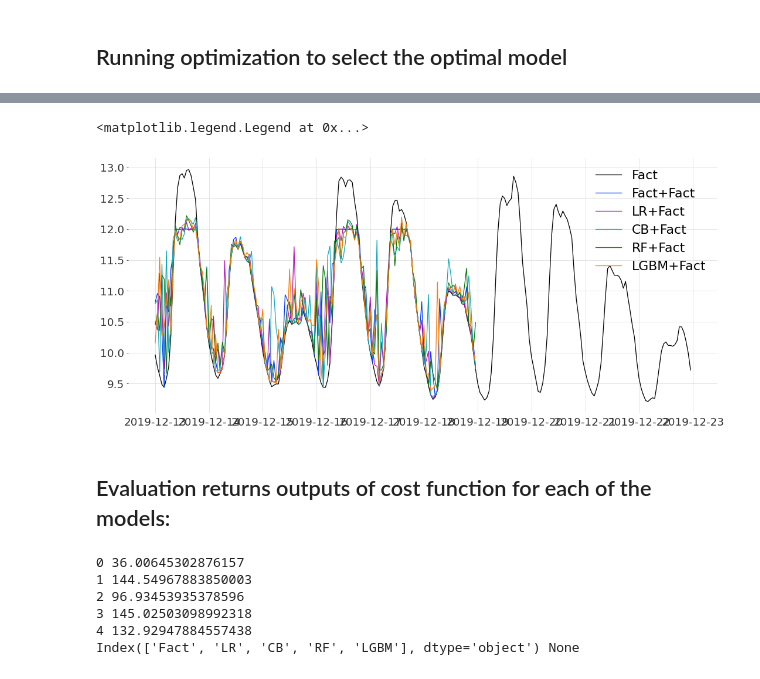
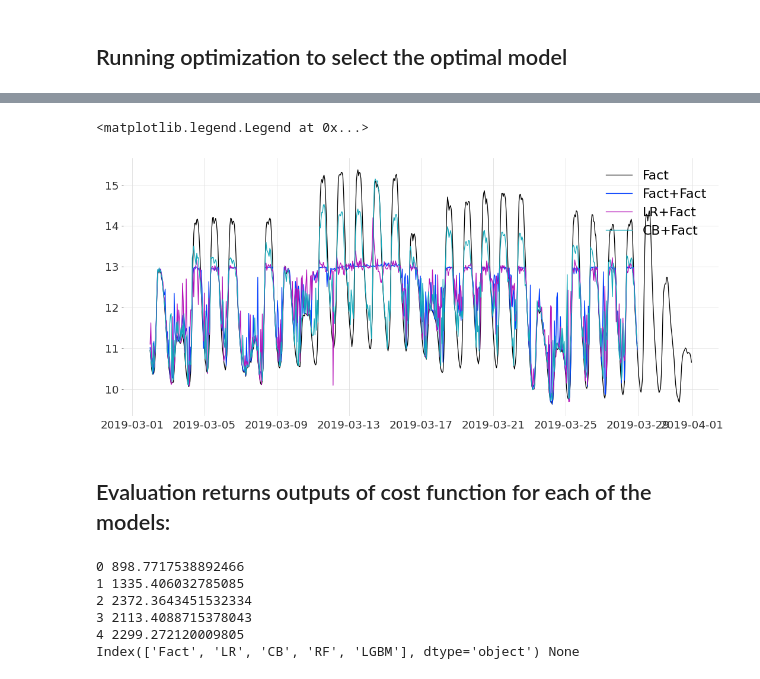
Before and after one commit to mariapaskevich/vof, a Jupyter notebook: Test_package.ipynb, the cells around one changed output, grey strips where cells are left out. Drawn from its saved outputs; the diff is of its cells as text; code cells hidden in the pictures.

```diff
--- a/Test_package.ipynb
+++ b/Test_package.ipynb
@@ -99,14 +99,13 @@ models = {'LR': linear_model.LinearRegression(),
           'RF': RandomForestRegressor(),
           'LGBM': lgb.LGBMRegressor() }
 
-
 for model in models.keys():
     optimization_df[model] = tmp.create_prediction(models[model],
                       start_day='2019-01-12',
-                      last_known_day='2019-12-12',
-                      prediction_day='2019-12-13',
+                      last_known_day='2019-03-01',
+                      prediction_day='2019-03-02',
                       frequency='H',
-                      horizon=240)
+                      horizon=720)
 # %% [output]
 LinearRegression()
 <catboost.core.CatBoostRegressor object at 0x...>
@@ -152,36 +153,37 @@ class OptimalDecisionMakersElectricityPeak(optimizer.OptimalDecisionMakers):
     def __init__(self, data, target):
         super().__init__(data, target)
         self.EVALUATE = False
-        self.TIME_HORIZON = 96
+        self.TIME_HORIZON = 72#168
         self.DECISION_TIMESTEP = 24
-        self.PEAK_POWER_LIMIT = 12
+        self.PEAK_POWER_LIMIT = 13
         self.BATTERY_CHARGE = 0
-        self.BATTERY_CAPACITY = 150
-        self.BATTERY_EFFICIENCY = .9
+        self.BATTERY_CAPACITY = 1000
+        self.BATTERY_EFFICIENCY = .99
 
-    def cost_function(self,solution):
-
-        cumsum = np.cumsum(solution) + self.BATTERY_CHARGE
+    def cost_function(self,solution,battery_charge):
+        #print(battery_charge)
+        cumsum = np.cumsum(solution) + battery_charge
 
         #battery capacity penalty:
         violations_battery = (np.sum(np.where(cumsum>self.BATTERY_CAPACITY)) + np.sum(np.where(cumsum<0))) * 10000
+
 
         #penalty for putting electricity back to the grid
         if self.EVALUATE:
             grid_load = (self.y+solution).values
         else:
             grid_load = (self.candidate+solution).values
+
         violations_demand = -np.sum(grid_load[np.where(grid_load<0)]) * 10000
 
         #penlty for high peak in load
         margin = (self.PEAK_POWER_LIMIT - grid_load)
-        violations_peak = - np.sum(margin[np.where(margin < 0)]) * 1000
+        violations_peak = -np.sum(margin[np.where(margin < 0)]) * 10000
 
         #penalty for battery losses
         battery_usage = (1 - self.BATTERY_EFFICIENCY) * np.sum(np.abs(solution)) * 1000
 
         total_cost = violations_battery + violations_demand + violations_peak + battery_usage
-        #print(violations_battery,violations_demand,violations_peak,battery_usage)
         return total_cost
 
     def calculate_optimal_decision(self, col):
@@ -190,12 +192,13 @@ class OptimalDecisionMakersElectricityPeak(optimizer.OptimalDecisionMakers):
 
         total_steps = range(0,len(self.x)-self.TIME_HORIZON,self.DECISION_TIMESTEP)
         recommendation = np.array([])
-        battery_charge = self.BATTERY_CHARGE
+        battery_ch = self.BATTERY_CHARGE
 
         for step in total_steps:
 
             par = ng.p.Array(shape=(self.TIME_HORIZON,)).set_bounds(lower=-80, upper=80)
-            optimizer = ng.optimizers.CMA(parametrization=par, budget=10000)
+            instru = ng.p.Instrumentation(par,battery_ch)
+            optimizer = ng.optimizers.CMA(parametrization=instru, budget=10000)
 
             try:
                 self.candidate = self.x.iloc[step:step+self.TIME_HORIZON,col]
@@ -203,11 +206,12 @@ class OptimalDecisionMakersElectricityPeak(optimizer.OptimalDecisionMakers):
                 print(self.optimal_decisions_df.shape)
                 print(self.x.iloc[step:step+self.TIME_HORIZON,col])
 
+
             step_recommendation = optimizer.minimize(self.cost_function)
-            recommendation = np.append(recommendation,step_recommendation.value[0:self.DECISION_TIMESTEP])
-            battery_charge = battery_charge + sum(step_recommendation.value[0:self.DECISION_TIMESTEP])
 
-        battery_charge = 0
+            #because step_recommendation returns a tuple, we need to access element with index [0][0]:
+            recommendation = np.append(recommendation,step_recommendation[0][0].value[0:self.DECISION_TIMESTEP])
+            battery_ch += sum(step_recommendation[0][0].value[0:self.DECISION_TIMESTEP])
 
         return pd.Series(name=col, data=recommendation)
 
@@ -228,7 +232,7 @@ class OptimalDecisionMakersElectricityPeak(optimizer.OptimalDecisionMakers):
 
         for col in range(len(self.optimal_decisions_df.columns)):
 
-            cost_evaluation = (self.optimal_decisions_df.iloc[:,col]+self.x.Fact)[(self.optimal_decisions_df.iloc[:,col]+self.x.Fact)>12].sum()
+            cost_evaluation = (self.optimal_decisions_df.iloc[:,col]+self.x.Fact)[(self.optimal_decisions_df.iloc[:,col]+self.x.Fact)>self.PEAK_POWER_LIMIT].sum()
             print(col, cost_evaluation)
         return #cost_evaluation
 
@@ -286,27 +277,27 @@ sol
 # %%
 #plt.plot(sol.SNaive, label='solution')
 
 plt.plot(odm.x.Fact, label='Fact')
 
 plt.plot(sol['Fact']+odm.x.Fact, label='Fact+Fact')
 plt.plot(sol['LR']+odm.x.Fact, label='LR+Fact')
 plt.plot(sol['CB']+odm.x.Fact, label='CB+Fact')
-plt.plot(sol['RF']+odm.x.Fact, label='RF+Fact')
-plt.plot(sol['LGBM']+odm.x.Fact, label='LGBM+Fact')
+# plt.plot(sol['RF']+odm.x.Fact, label='RF+Fact')
+# plt.plot(sol['LGBM']+odm.x.Fact, label='LGBM+Fact')
 
 plt.legend()
 # %% [output]
 <matplotlib.legend.Legend at 0x...>
-[figure, old version]
+[figure, new version]
 # %% [markdown]
 ## Evaluation returns outputs of cost function for each of the models:
 # %%
 EVALUATE = True
 print(odm.x.columns, odm.evaluate())
 # %% [output]
-0 36.00645302876157
-1 144.54967883850003
-2 96.93453935378596
-3 145.02503098992318
-4 132.92947884557438
+0 898.7717538892466
+1 1335.406032785085
+2 2372.3643451532334
+3 2113.4088715378043
+4 2299.272120009805
 Index(['Fact', 'LR', 'CB', 'RF', 'LGBM'], dtype='object') None
```
Also changed, not shown: parts of 4 cells of this notebook, 8 other files.
